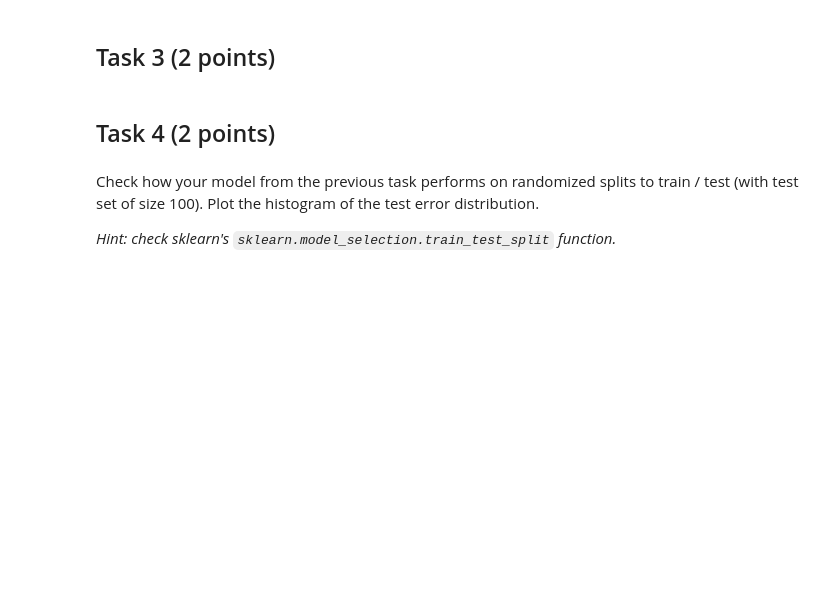
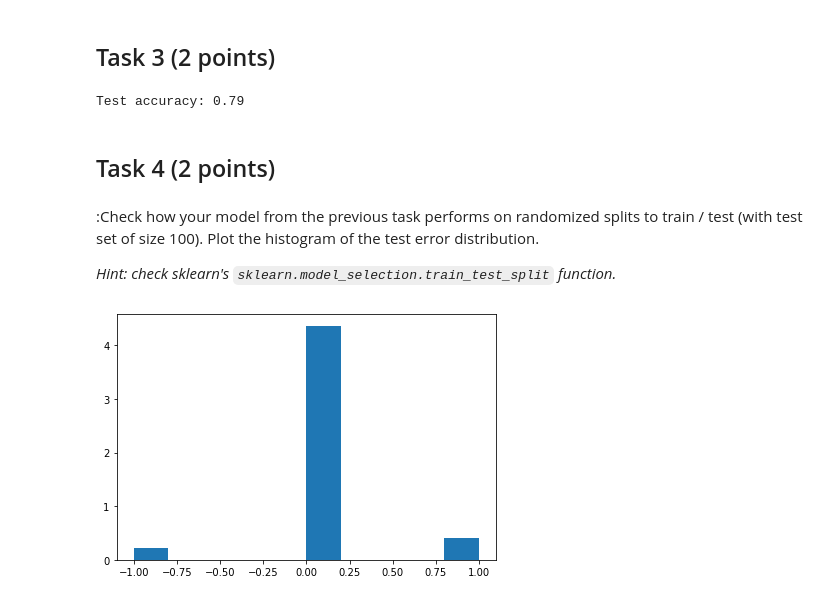
Before and after one commit to shlear/MLDM-2022, a Jupyter notebook: 01-intro/DataHandling_HW.ipynb, the cells around one changed output. Saved outputs shown, nothing was run; the diff lists cells and outputs as text; code cells hidden in the pictures; blank space fills up the shorter version.

```diff
--- a/01-intro/DataHandling_HW.ipynb
+++ b/01-intro/DataHandling_HW.ipynb
@@ -98,18 +106,17 @@ from sklearn.neighbors import KNeighborsClassifier
 from sklearn.metrics import accuracy_score
 
 def feature_selection_and_preprocessing(dataset):
-  # <YOUR CODE>
-  # E.g.:
-  features = dataset[["Fare", "Parch"]].copy()
-  features["Fare"] /= features["Fare"].mean()
-
-  features['Fare'] *= 1
-  return features
+    # <YOUR CODE>
+    x = dataset.copy()
+    x = x[["Pclass","Sex","Age","SibSp","Parch"]]
+    x["Age"] = x["Age"].fillna(x["Age"].mean())
+    x["Sex"].replace({"female": 0,"male": 1}, inplace=True)
+    return x
 
 model = KNeighborsClassifier(
     # <YOUR CODE>
     # E.g.
-    n_neighbors=1
+    n_neighbors=3
 )
 
 
@@ -134,9 +141,11 @@ print("Test accuracy:", accuracy_score(
     data_test['Survived'],
     test_predictions
 ))
+# %% [output]
+Test accuracy: 0.79
 # %% [markdown]
 ## Task 4 (2 points)
 # %% [markdown]
-Check how your model from the previous task performs on randomized splits to train / test (with test set of size 100). Plot the histogram of the test error distribution.
+:Check how your model from the previous task performs on randomized splits to train / test (with test set of size 100). Plot the histogram of the test error distribution.
 
 *Hint: check sklearn's `sklearn.model_selection.train_test_split` function.*
@@ -146,0 +152,15 @@ from sklearn.model_selection import train_test_split
+# %%
+from sklearn.model_selection import train_test_split
+x1 = data.copy()
+X_train, X_test, y_train, y_test = train_test_split(
+    feature_selection_and_preprocessing(x1.drop('Survived', axis=1)), x1['Survived'], test_size=100, random_state=2)
+
+model = KNeighborsClassifier(n_neighbors=3)
+model.fit(X_train,y_train)
+predictions = model.predict(X_train)
+
+f,ax = plt.subplots()
+plt.tight_layout()
+ax.hist(y_train - predictions, bins=10, label="test error", density=True);
+# %% [output]
+[figure, added]
```
Also changed, not shown: parts of 3 cells of this notebook.
